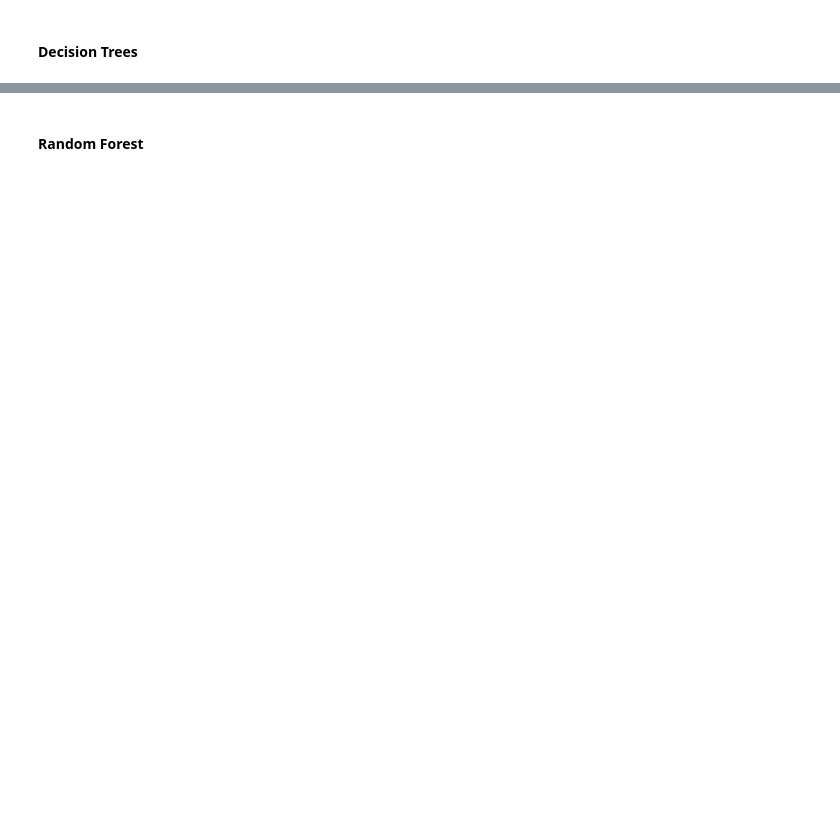
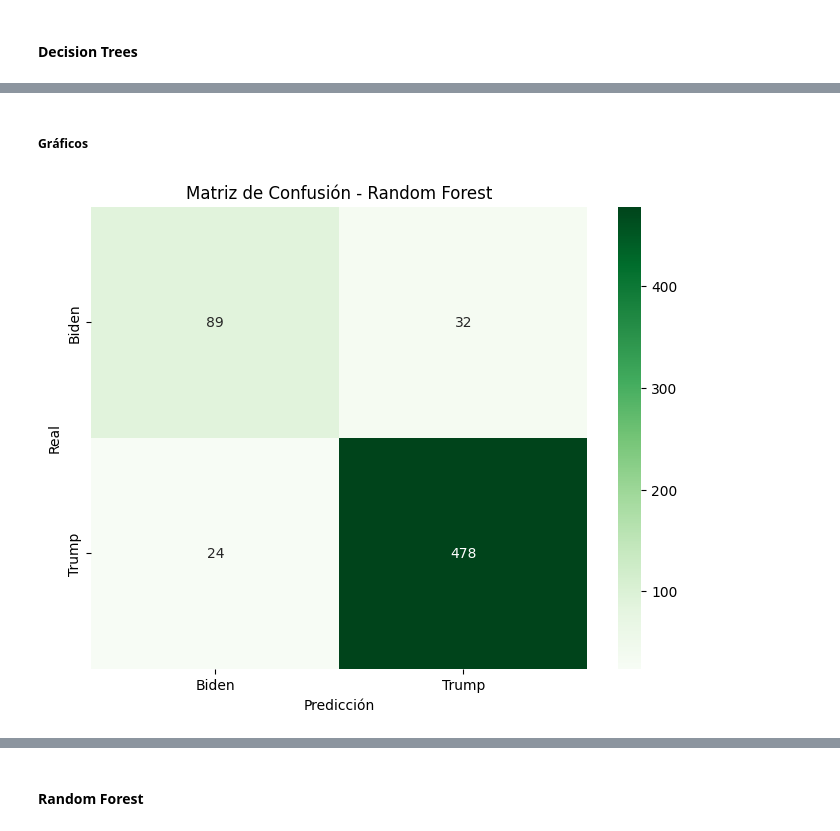
Before and after one commit to jorgegarcelan/elections_usa_2020, a Jupyter notebook: elections.ipynb, the cells around one changed output, grey strips where cells are left out. Cells and saved outputs as stored; diff of their text form; code cells hidden in the pictures; blank space fills up the shorter version.

```diff
--- a/elections.ipynb
+++ b/elections.ipynb
@@ -202,11 +205,8 @@ from sklearn.model_selection import train_test_split
 X = data_class.drop(columns=["Winner_2020"])  # Características (sin la columna objetivo)
 y = data_class["Winner_2020"]  # Columna objetivo
 
-# Paso 1: Divide los datos en 80% para train+validation y 20% para test
-X_train_val, X_test, y_train_val, y_test = train_test_split(X, y, test_size=0.2, random_state=42)
-
-# Paso 2: Divide el 80% en 70% para train y 30% para validation (70% de 80% = 56% del total original)
-X_train, X_val, y_train, y_val = train_test_split(X_train_val, y_train_val, test_size=0.3, random_state=42)
+# Dividir los datos en 80% para train y 20% para test
+X_train, X_test, y_train, y_test = train_test_split(X, y, test_size=0.2, random_state=42)
 # %% [markdown]
 #### Benchmark Model
 # %%
@@ -240,0 +293,15 @@ Passing `palette` without assigning `hue` is deprecated and will be removed in v
+# %% [markdown]
+##### Gráficos
+# %%
+# Generar la matriz de confusión
+conf_matrix = confusion_matrix(y_test, y_test_clf_pred)
+
+# Visualizar la matriz de confusión con un heatmap
+plt.figure(figsize=(8, 6))
+sns.heatmap(conf_matrix, annot=True, fmt='d', cmap='Greens', xticklabels=best_clf.classes_, yticklabels=best_clf.classes_)
+plt.title('Matriz de Confusión - Random Forest')
+plt.xlabel('Predicción')
+plt.ylabel('Real')
+plt.show()
+# %% [output]
+[figure, added]
```
Also changed, not shown: parts of 58 cells of this notebook.
